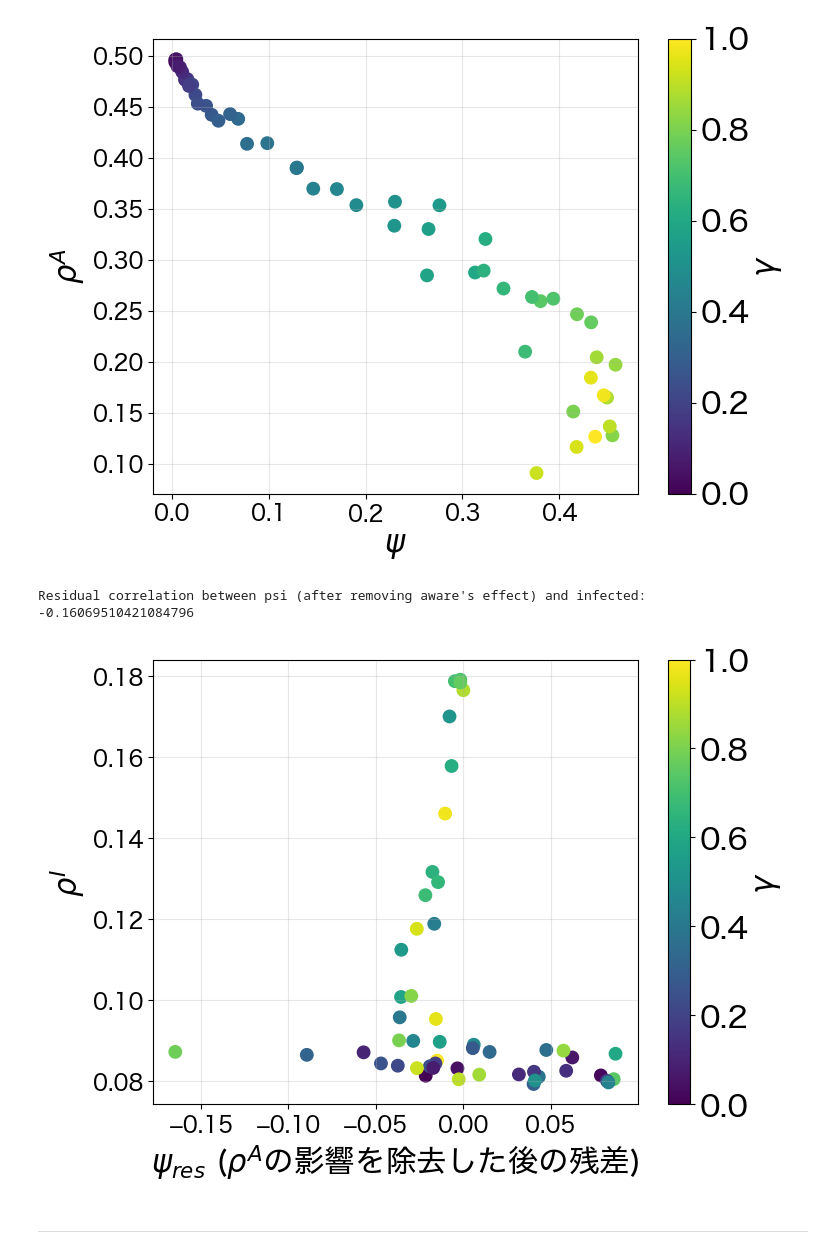
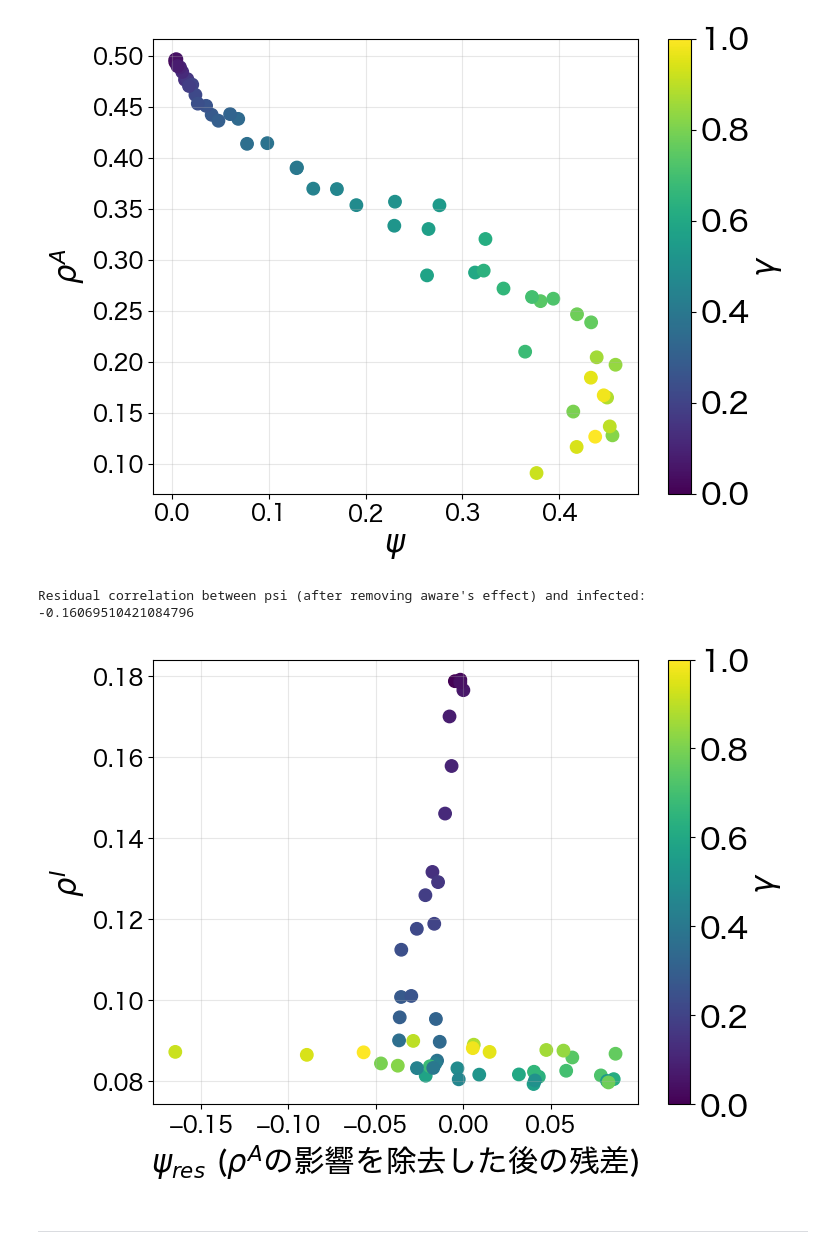
Before and after one commit to skomuro/polarisation_meets_epi, a Jupyter notebook: visualisation.ipynb, the cells around one changed output. Drawn from its saved outputs; the diff is of its cells as text; code cells hidden in the pictures.

Commit message:
fixed a minor typo in the  plot

```diff
--- a/visualisation.ipynb
+++ b/visualisation.ipynb
@@ -227,33 +227,33 @@ Correlation Coefficient of psi and aware (log-adjusted if applicable): -0.963
 # %%
 # Regression of low_df_mean["psi"] on low_df_mean["aware"]
 low_X = sm.add_constant(low_df_mean["aware"]/1000)  # Add constant term
 low_y = low_df_mean["psi"]
 low_model = sm.OLS(low_y, low_X).fit()
 
 # Get the residuals (the part of psi not explained by aware)
 low_residuals_psi = low_model.resid
 
 # Calculate the correlation of the residuals with high_df_mean["infected"]
 low_correlation = low_residuals_psi.corr(low_df_mean["infected"]/1000)
 print("Residual correlation between psi (after removing aware's effect) and infected:", low_correlation)
 
 # plot
 plt.figure(figsize=(8, 6))
-low_scatter = plt.scatter(low_residuals_psi, low_df_mean["infected"]/1000, c=high_df_mean["gamma"], cmap='viridis', s=80)
+low_scatter = plt.scatter(low_residuals_psi, low_df_mean["infected"]/1000, c=low_df_mean["gamma"], cmap='viridis', s=80)
 # Add a color bar to the plot to indicate the gamma values
 cbar = plt.colorbar(low_scatter, label=r"$\gamma$")
 # Add a colorbar
 cbar.set_label(r'$\gamma$', fontsize=22)
 cbar.ax.tick_params(labelsize=22)
 plt.xlabel(r"$\psi_{res}$ ($\rho^A$の影響を除去した後の残差)", fontsize=22)
 plt.ylabel(r"$\rho^I$", fontsize=22)
 plt.grid(alpha=0.3)
 plt.tight_layout()
 plt.savefig("img/low_infection_rate/low_psi_rho_I_residuals.png")
 plt.show()
 # %% [output]
 Residual correlation between psi (after removing aware's effect) and infected: -0.16069510421084796
-[figure, old version]
+[figure, new version]
 # %% [markdown]
 ---
 # %% [markdown]
```
Also changed, not shown: parts of 1 cell of this notebook, 1 other file.
